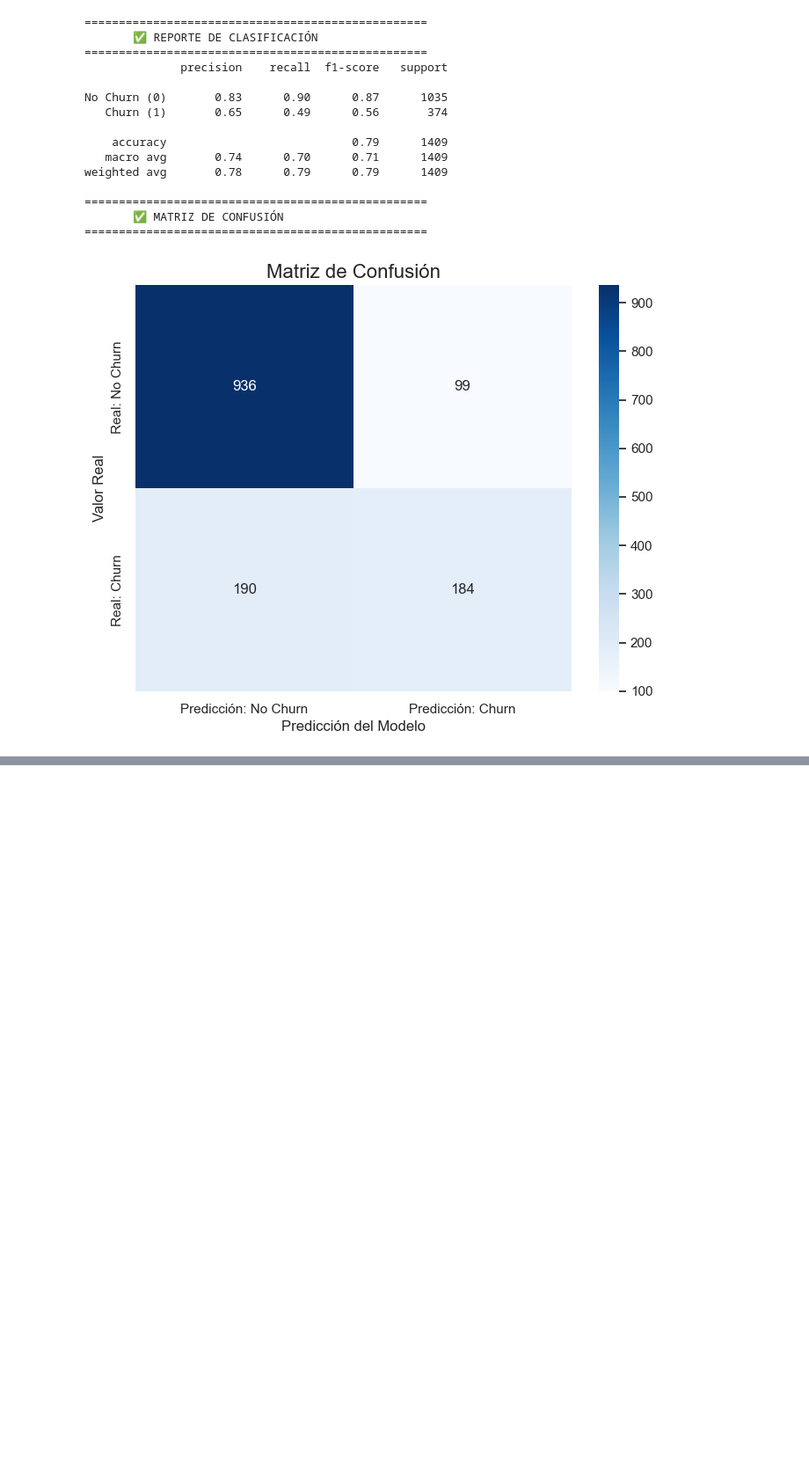
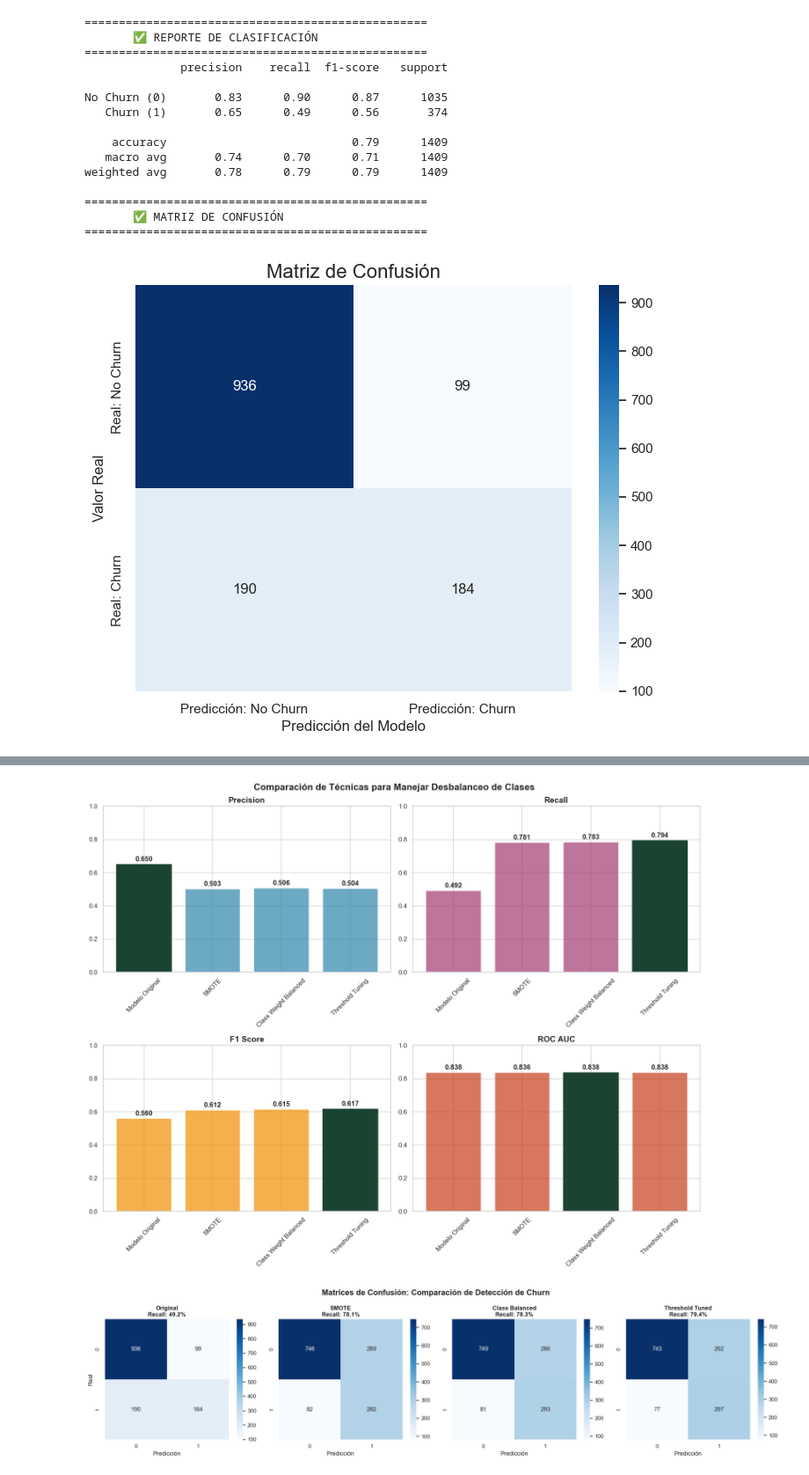
Before and after one commit to GreciaLH/analisis-fuga-clientes, a Jupyter notebook: customer_churn.ipynb, the cells around one changed output, grey strips where cells are left out. Shown at 88% size. Drawn from its saved outputs; the diff is of its cells as text; code cells hidden in the pictures; blank space fills up the shorter version.

Commit message:
feat: Modelo ML fuga clientes - LogisticRegression + threshold tuning optimizado

```diff
--- a/customer_churn.ipynb
+++ b/customer_churn.ipynb
@@ -637,0 +887,56 @@ NumAdditionalServices                    -0.820143
+# %%
+# Visualización comparativa de métricas
+
+fig, axes = plt.subplots(2, 2, figsize=(15, 12))
+fig.suptitle('Comparación de Técnicas para Manejar Desbalanceo de Clases', fontsize=16, fontweight='bold')
+
+# Métricas clave para visualizar
+metrics_to_plot = ['Precision', 'Recall', 'F1_Score', 'ROC_AUC']
+colors = ['#2E86AB', '#A23B72', '#F18F01', '#C73E1D']
+
+for i, metric in enumerate(metrics_to_plot):
+    ax = axes[i//2, i%2]
+
+    values = comparison_df[metric].values
+    techniques = comparison_df.index
+
+    bars = ax.bar(techniques, values, color=colors[i], alpha=0.7)
+    ax.set_title(f'{metric.replace("_", " ")}', fontsize=14, fontweight='bold')
+    ax.set_ylim(0, 1)
+    ax.tick_params(axis='x', rotation=45)
+
+    # Añadir valores en las barras
+    for bar, value in zip(bars, values):
+        ax.text(bar.get_x() + bar.get_width()/2, bar.get_height() + 0.01,
+                f'{value:.3f}', ha='center', va='bottom', fontweight='bold')
+
+    # Destacar la mejor técnica
+    best_idx = values.argmax()
+    bars[best_idx].set_color('#1B4332')
+    bars[best_idx].set_alpha(1.0)
+
+plt.tight_layout()
+plt.show()
+
+# Matriz de confusión comparativa para Recall
+fig, axes = plt.subplots(1, 4, figsize=(20, 5))
+fig.suptitle('Matrices de Confusión: Comparación de Detección de Churn', fontsize=16, fontweight='bold')
+
+predictions_list = [y_pred, y_pred_smote, y_pred_balanced, y_pred_tuned]
+technique_names = ['Original', 'SMOTE', 'Class Balanced', 'Threshold Tuned']
+
+for i, (pred, name) in enumerate(zip(predictions_list, technique_names)):
+    cm = confusion_matrix(y_test, pred)
+    sns.heatmap(cm, annot=True, fmt='d', cmap='Blues', ax=axes[i])
+
+    # Calcular recall específicamente
+    recall_value = recall_score(y_test, pred)
+    axes[i].set_title(f'{name}\nRecall: {recall_value:.1%}', fontsize=12, fontweight='bold')
+    axes[i].set_xlabel('Predicción')
+    axes[i].set_ylabel('Real' if i == 0 else '')
+
+plt.tight_layout()
+plt.show()
+# %% [output]
+[figure, added]
+[figure, added]
```
Also changed, not shown: parts of 18 cells of this notebook.
